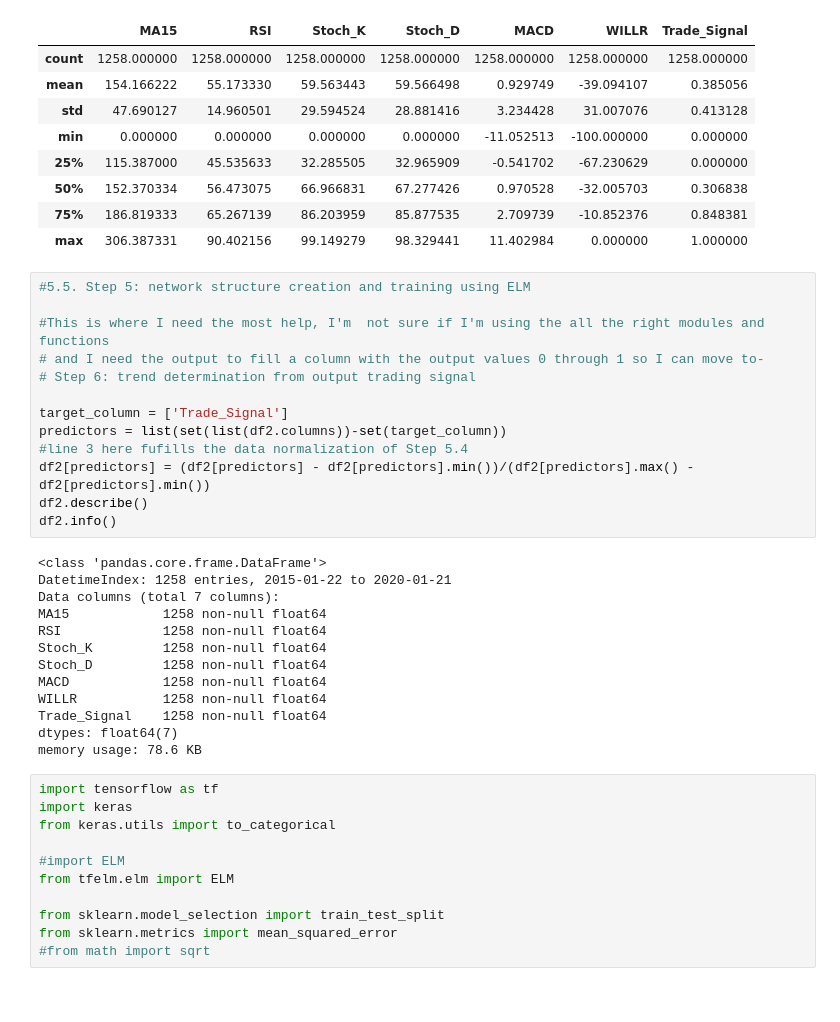
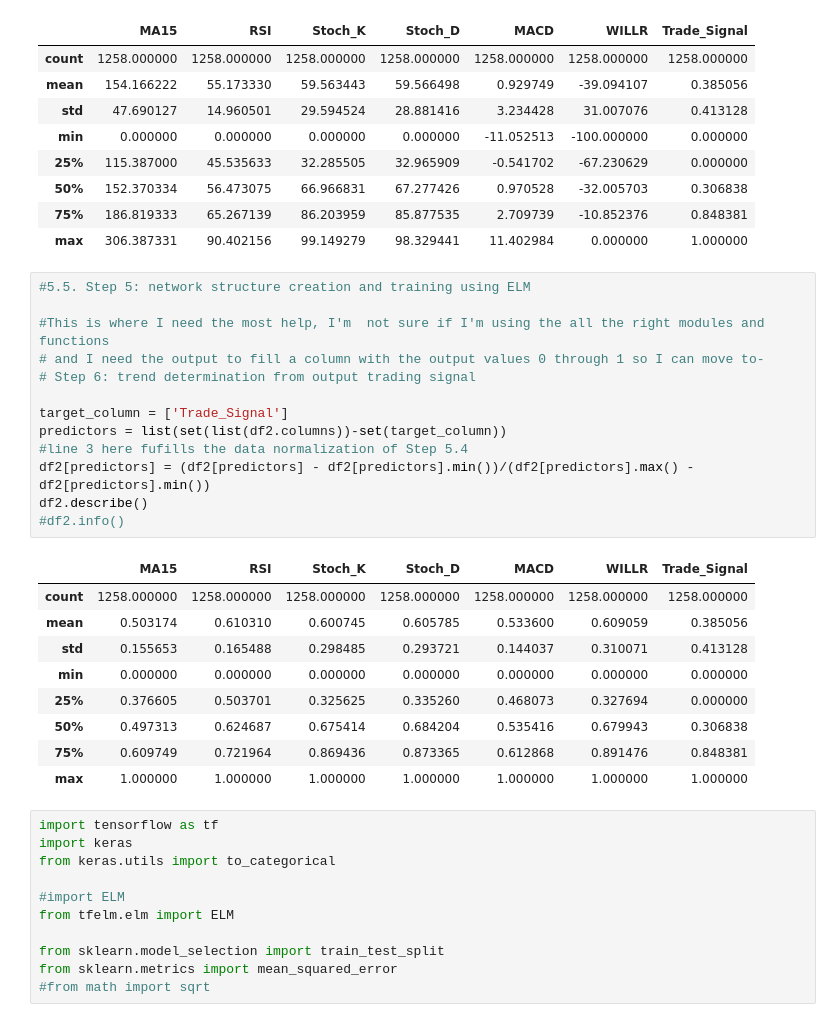
Before and after one commit to Jmaddalena42/Stock-Experiment, a Jupyter notebook: Experiment_X_ELM.ipynb, the cells around one changed output. Cells and saved outputs as stored; diff of their text form.

```diff
--- a/Experiment_X_ELM.ipynb
+++ b/Experiment_X_ELM.ipynb
@@ -134,29 +134,26 @@ df2.describe()
 # %%
 #5.5. Step 5: network structure creation and training using ELM
 
 #This is where I need the most help, I'm  not sure if I'm using the all the right modules and functions
 # and I need the output to fill a column with the output values 0 through 1 so I can move to-
 # Step 6: trend determination from output trading signal
 
 target_column = ['Trade_Signal']
 predictors = list(set(list(df2.columns))-set(target_column))
 #line 3 here fufills the data normalization of Step 5.4
 df2[predictors] = (df2[predictors] - df2[predictors].min())/(df2[predictors].max() - df2[predictors].min())
 df2.describe()
-df2.info()
+#df2.info()
 # %% [output]
-<class 'pandas.core.frame.DataFrame'>
-DatetimeIndex: 1258 entries, 2015-01-22 to 2020-01-21
-Data columns (total 7 columns):
-MA15            1258 non-null float64
-RSI             1258 non-null float64
-Stoch_K         1258 non-null float64
-Stoch_D         1258 non-null float64
-MACD            1258 non-null float64
-WILLR           1258 non-null float64
-Trade_Signal    1258 non-null float64
-dtypes: float64(7)
-memory usage: 78.6 KB
+|  | MA15 | RSI | Stoch_K | Stoch_D | MACD | WILLR | Trade_Signal |
+| count | 1258.000000 | 1258.000000 | 1258.000000 | 1258.000000 | 1258.000000 | 1258.000000 | 1258.000000 |
+| mean | 0.503174 | 0.610310 | 0.600745 | 0.605785 | 0.533600 | 0.609059 | 0.385056 |
+| std | 0.155653 | 0.165488 | 0.298485 | 0.293721 | 0.144037 | 0.310071 | 0.413128 |
+| min | 0.000000 | 0.000000 | 0.000000 | 0.000000 | 0.000000 | 0.000000 | 0.000000 |
+| 25% | 0.376605 | 0.503701 | 0.325625 | 0.335260 | 0.468073 | 0.327694 | 0.000000 |
+| 50% | 0.497313 | 0.624687 | 0.675414 | 0.684204 | 0.535416 | 0.679943 | 0.306838 |
+| 75% | 0.609749 | 0.721964 | 0.869436 | 0.873365 | 0.612868 | 0.891476 | 0.848381 |
+| max | 1.000000 | 1.000000 | 1.000000 | 1.000000 | 1.000000 | 1.000000 | 1.000000 |
 # %%
 import tensorflow as tf
 import keras
```
Also changed, not shown: parts of 5 cells of this notebook.
